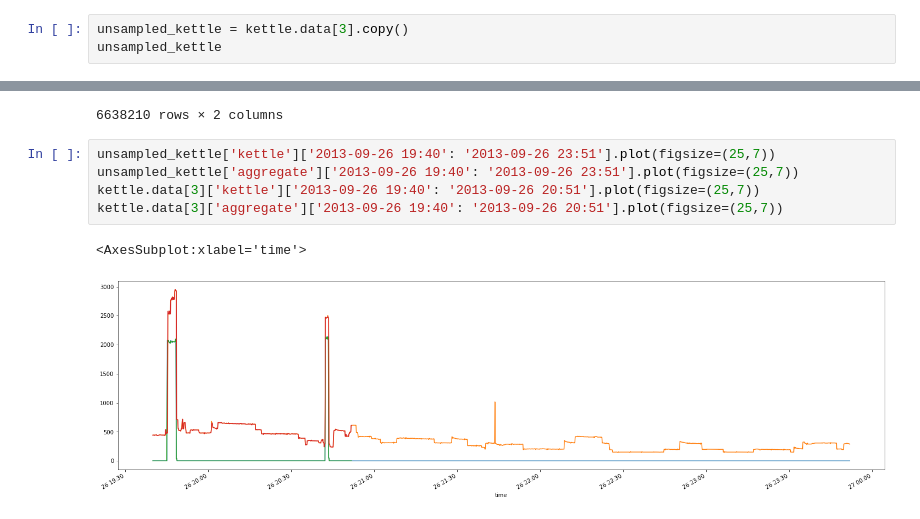
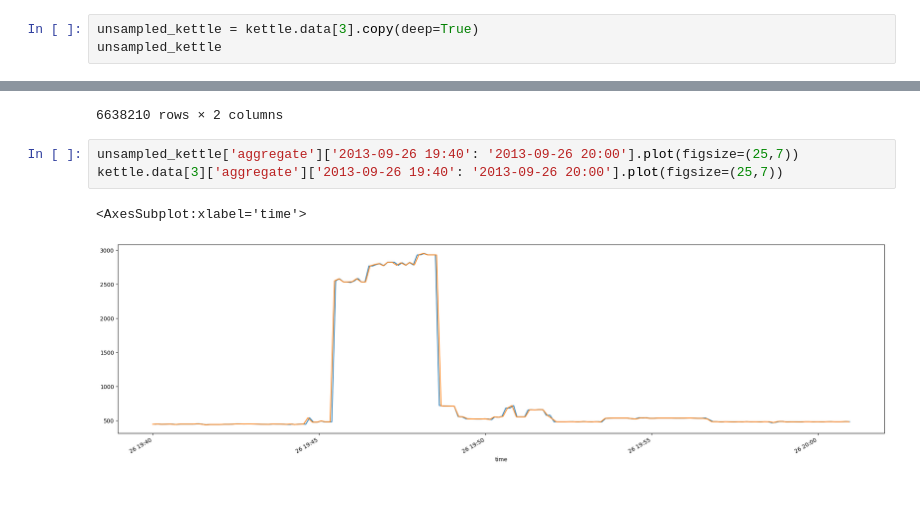
Before and after one commit to mahnoor-shahid/nilm_analyzer_tutorials, a Jupyter notebook: 02_resampling.ipynb, the cells around one changed output, grey strips where cells are left out. Cells and saved outputs as stored; diff of their text form.

```diff
--- a/02_resampling.ipynb
+++ b/02_resampling.ipynb
@@ -22,5 +23,5 @@ Wall time: 14 s
 # %%
-unsampled_kettle = kettle.data[3].copy()
+unsampled_kettle = kettle.data[3].copy(deep=True)
 unsampled_kettle
 # %% [output]
 |  | aggregate | kettle |
@@ -63,11 +65,9 @@ kettle.data[3]
 | 2015-06-02 10:55:28 | 2453.0 | 0.0 |
 | 2015-06-02 10:55:36 | 2733.0 | 0.0 |
 6638210 rows × 2 columns
-# %%
-unsampled_kettle['kettle']['2013-09-26 19:40': '2013-09-26 23:51'].plot(figsize=(25,7))
-unsampled_kettle['aggregate']['2013-09-26 19:40': '2013-09-26 23:51'].plot(figsize=(25,7))
-kettle.data[3]['kettle']['2013-09-26 19:40': '2013-09-26 20:51'].plot(figsize=(25,7))
-kettle.data[3]['aggregate']['2013-09-26 19:40': '2013-09-26 20:51'].plot(figsize=(25,7))
-# %% [output]
-<AxesSubplot:xlabel='time'>
-[figure, removed]
+# %%
+unsampled_kettle['aggregate']['2013-09-26 19:40': '2013-09-26 20:00'].plot(figsize=(25,7))
+kettle.data[3]['aggregate']['2013-09-26 19:40': '2013-09-26 20:00'].plot(figsize=(25,7))
+# %% [output]
+<AxesSubplot:xlabel='time'>
+[figure, added]
```
Also changed, not shown: parts of 6 cells of this notebook, 2 other files.
